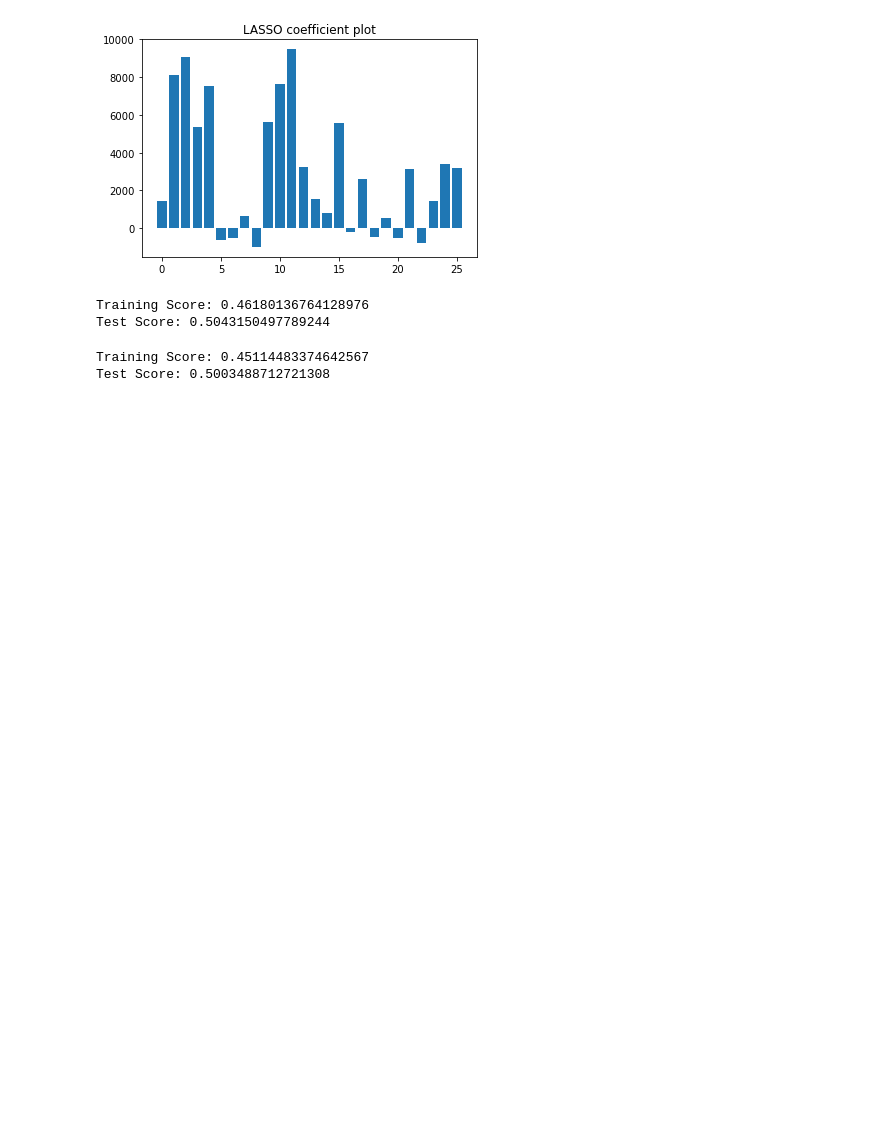
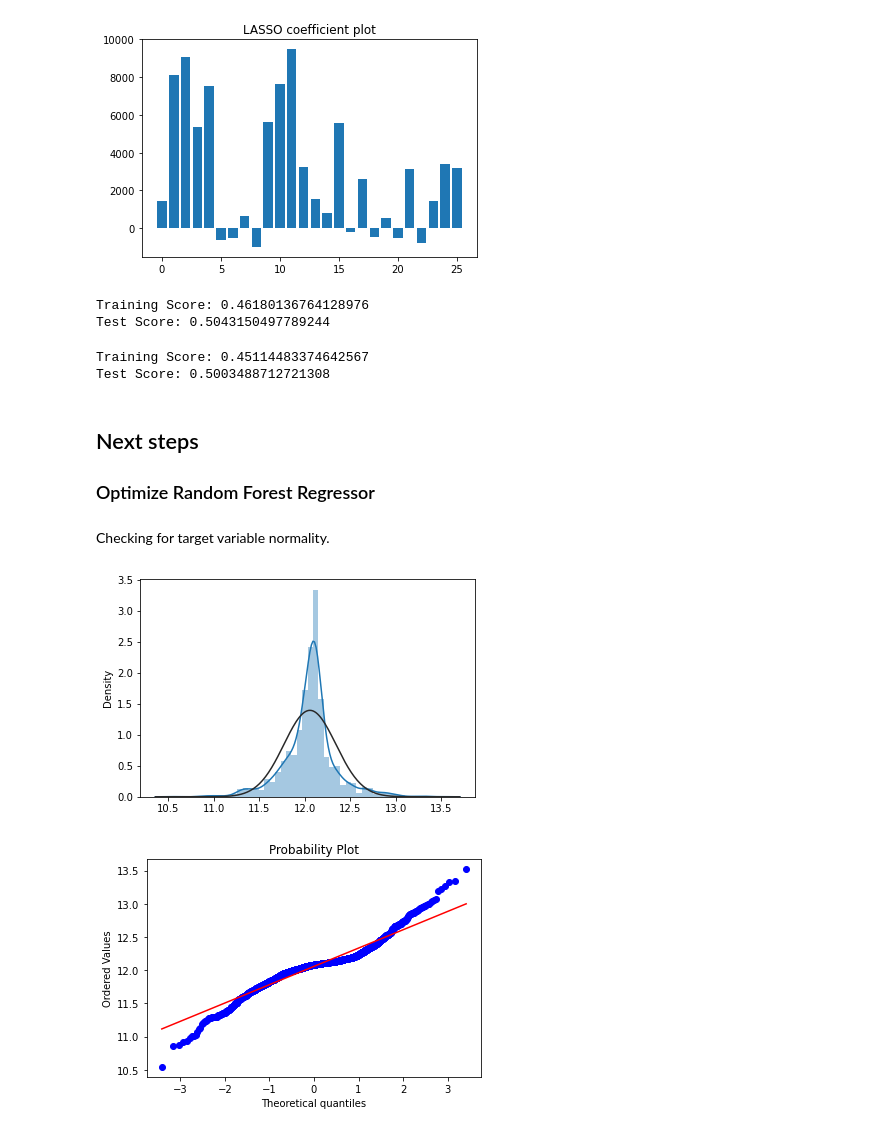
Before and after one commit to gerardoanuglo/house-price-predictor, a Jupyter notebook: Housing_Price_ML.ipynb, the cells around one changed output. Saved outputs shown, nothing was run; the diff lists cells and outputs as text; code cells hidden in the pictures; blank space fills up the shorter version.

```diff
--- a/Housing_Price_ML.ipynb
+++ b/Housing_Price_ML.ipynb
@@ -40,9 +40,9 @@ import warnings
 warnings.filterwarnings('ignore')
 # %%
 #load data
-test_file = "/Users/Jerry/Documents/house-prices-advanced-regression-techniques/test.csv"
-train_file = "/Users/Jerry/Documents/house-prices-advanced-regression-techniques/train.csv"
-sales_file = "/Users/Jerry/Documents/house-prices-advanced-regression-techniques/sample_submission.csv"
+test_file = "/Users/Jerry/Documents/house-price-predictor/resources/test.csv"
+train_file = "/Users/Jerry/Documents/house-price-predictor/resources/train.csv"
+sales_file = "/Users/Jerry/Documents/house-price-predictor/resources/sample_submission.csv"
 
 test_df = pd.read_csv(test_file)
 train_df = pd.read_csv(train_file)
@@ -597,0 +593,16 @@ Test Score: 0.5003488712721308
+# %% [markdown]
+## Next steps
+### Optimize Random Forest Regressor
+# %% [markdown]
+Checking for target variable normality.
+# %%
+from scipy.stats import norm
+import seaborn as sns
+from scipy import stats
+
+sns.distplot(y_train, fit=norm)
+fig = plt.figure()
+res = stats.probplot(y_train, plot = plt)
+# %% [output]
+[figure, added]
+[figure, added]
```
Also changed, not shown: parts of 14 cells of this notebook, 10 other files.
